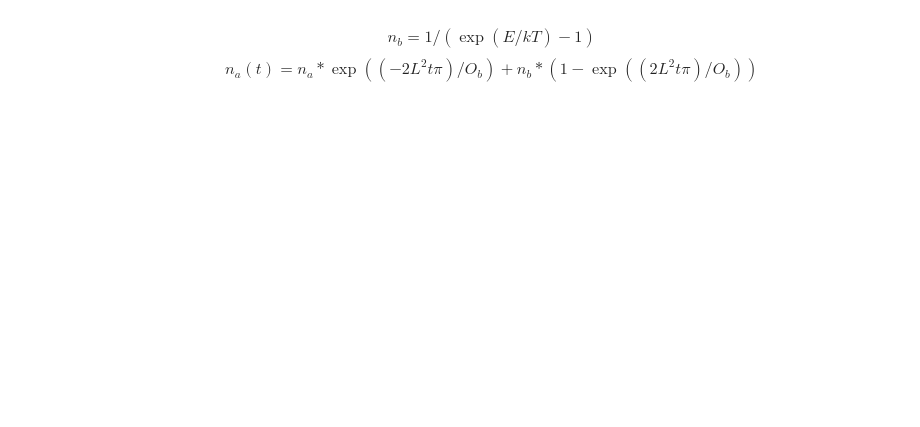
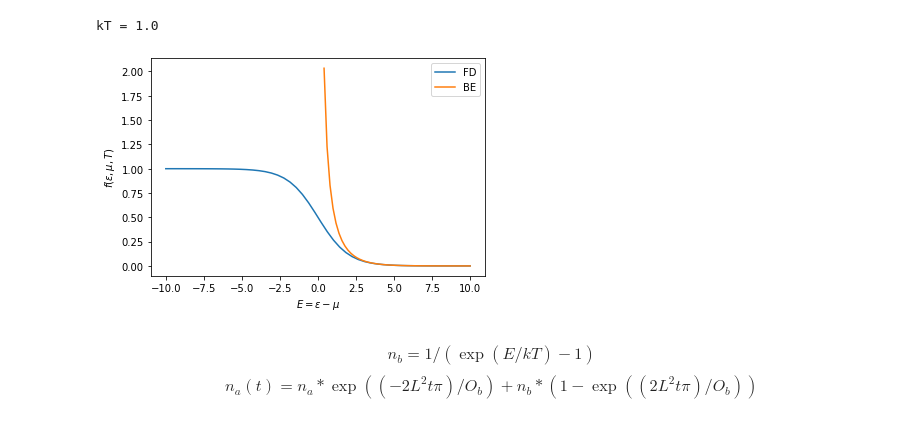
Before and after one commit to skozh/QFIM, a Jupyter notebook: Belief_State.ipynb, the cells around one changed output. Drawn from its saved outputs; the diff is of its cells as text; code cells hidden in the pictures; blank space fills up the shorter version.

```diff
--- a/Belief_State.ipynb
+++ b/Belief_State.ipynb
@@ -34,19 +35,21 @@ ax[1].set_title('Fermi-Dirac Distribution')
 # %%
-%python
 kt = 1.0;
 legarray = [];
 x =linspace(-10,10);
 f = 1.0/(exp(x/kt)+1);
-plot(x,f)
+plt.plot(x,f)
 legarray.append('FD');
 x =linspace(0.4,10);
 f = 1.0/(exp(x/kt)-1);
-plot(x,f)
+plt.plot(x,f)
 legarray.append('BE');
-xlabel('$E=\epsilon-\mu$');
-ylabel('$f(\epsilon, \mu,T)$')
+plt.xlabel('$E=\epsilon-\mu$');
+plt.ylabel('$f(\epsilon, \mu,T)$')
 print('kT = 1.0')
-legend(legarray);
+plt.legend(legarray);
+# %% [output]
+kT = 1.0
+[figure, added]
 # %% [markdown]
 $$ n_b=1/(\exp(E/kT)-1) $$
 $$ n_a(t)=n_a*\exp((-2L^2t\pi)/O_b)+n_b*(1-\exp((2L^2t\pi)/O_b)) $$
```
Also changed, not shown: parts of 3 cells of this notebook.
